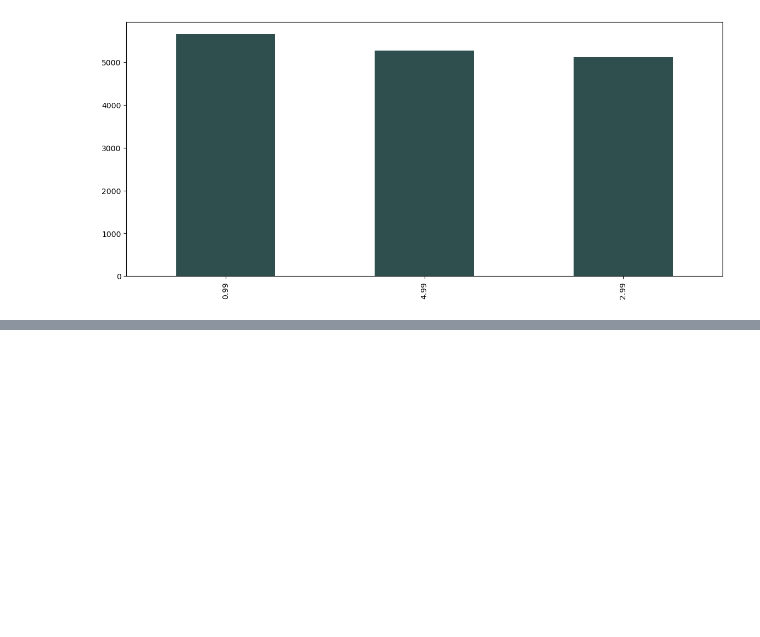
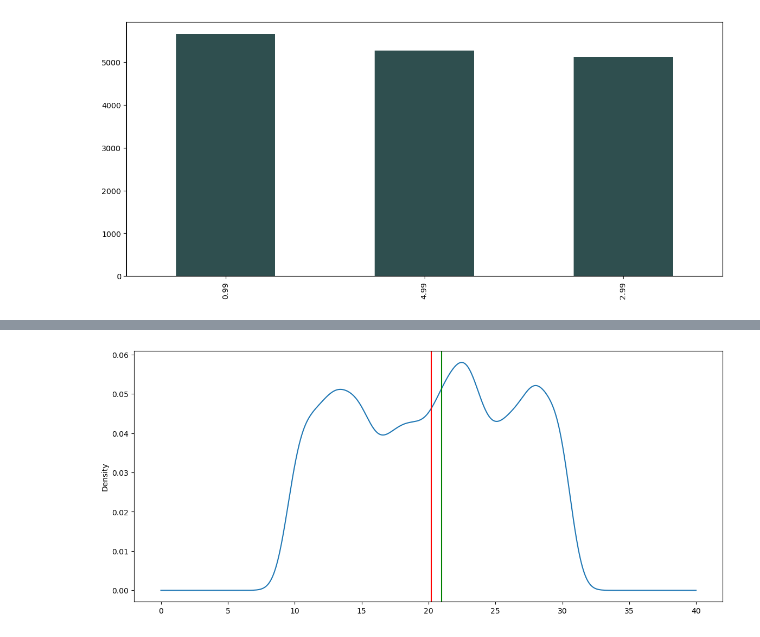
Before and after one commit to AlisonCG1/Freecodecamp-practice, a Jupyter notebook: Exercises_2.ipynb, the cells around one changed output, grey strips where cells are left out. Cells and saved outputs as stored; diff of their text form; code cells hidden in the pictures; blank space fills up the shorter version.

```diff
--- a/Exercises_2.ipynb
+++ b/Exercises_2.ipynb
@@ -128,7 +126,9 @@ df['film_replacement_cost'].plot(kind='box', vert=False, figsize=(14,6))
 # %%
-ax = df['film_replacement_cost'].plot(kind='density', figsize=(14,6))
-ax.axvline(df['film_replacement_cost'].mean(), color='red')
-ax.axvline(df['film_replacement_cost'].median(), color='green')
+ax = rental['film_replacement_cost'].plot(kind='density', figsize=(14,6))
+ax.axvline(rental['film_replacement_cost'].mean(), color='red')
+ax.axvline(rental['film_replacement_cost'].median(), color='green');
+# %% [output]
+[figure, added]
 # %% [markdown]
 ![green-divider](https://user-images.githubusercontent.com/7065401/52071924-c003ad80-2562-11e9-8297-1c6595f8a7ff.png)
 
```
Also changed, not shown: parts of 3 cells of this notebook.
